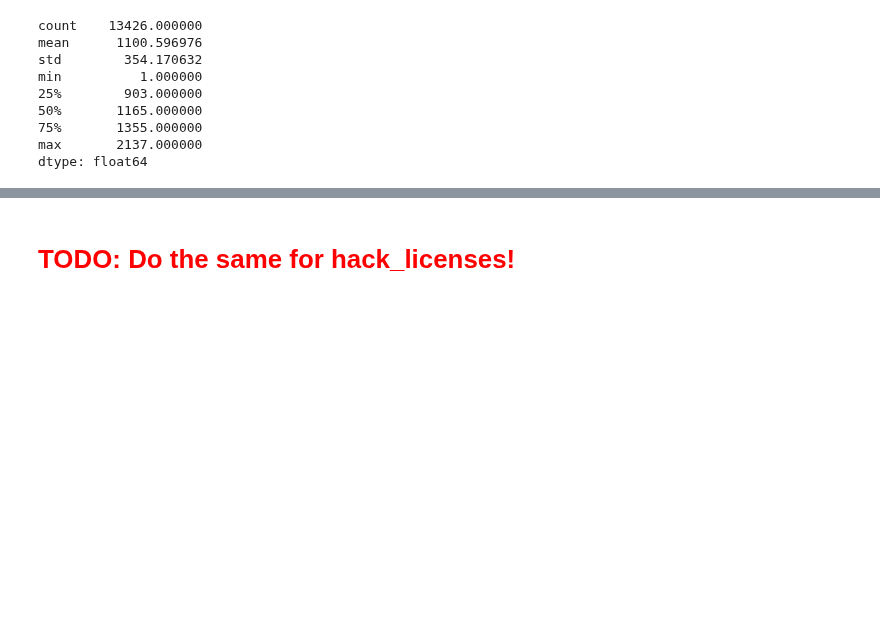
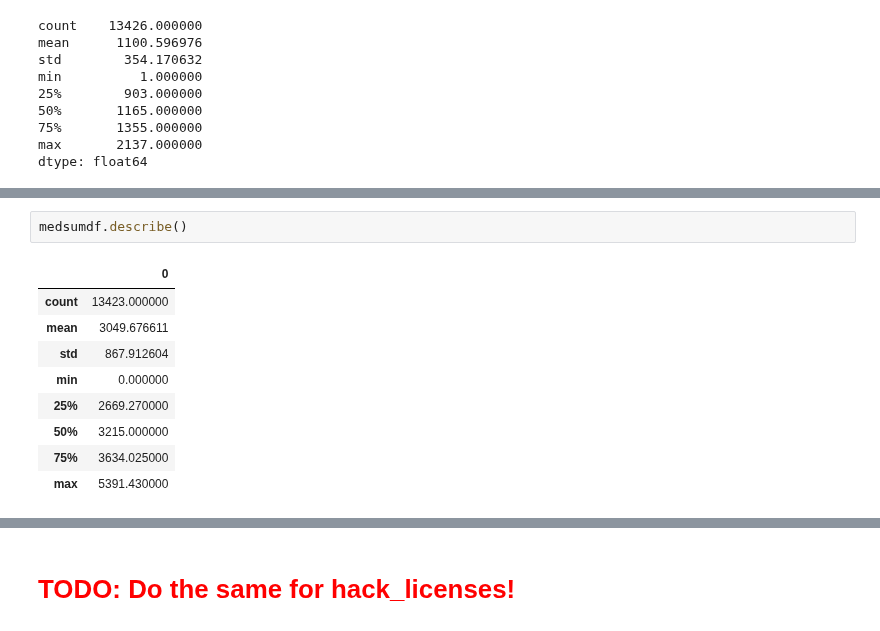
Before and after one commit to nikhase/nyc-taxi, a Jupyter notebook: monthlyDataAnalysis.ipynb, the cells around one changed output, grey strips where cells are left out. Cells and saved outputs as stored; diff of their text form; blank space fills up the shorter version.

```diff
--- a/monthlyDataAnalysis.ipynb
+++ b/monthlyDataAnalysis.ipynb
@@ -306,0 +345,12 @@ dtype: float64
+# %%
+medsumdf.describe()
+# %% [output]
+|  | 0 |
+| count | 13423.000000 |
+| mean | 3049.676611 |
+| std | 867.912604 |
+| min | 0.000000 |
+| 25% | 2669.270000 |
+| 50% | 3215.000000 |
+| 75% | 3634.025000 |
+| max | 5391.430000 |
```
Also changed, not shown: parts of 11 cells of this notebook.
